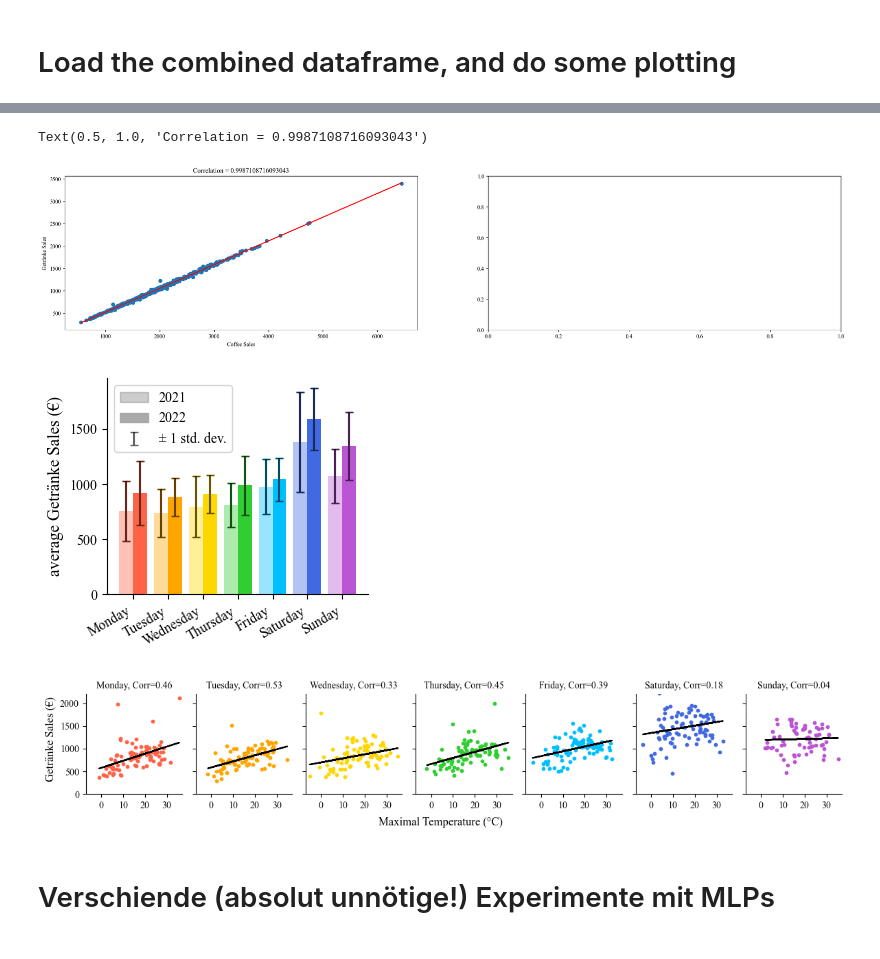
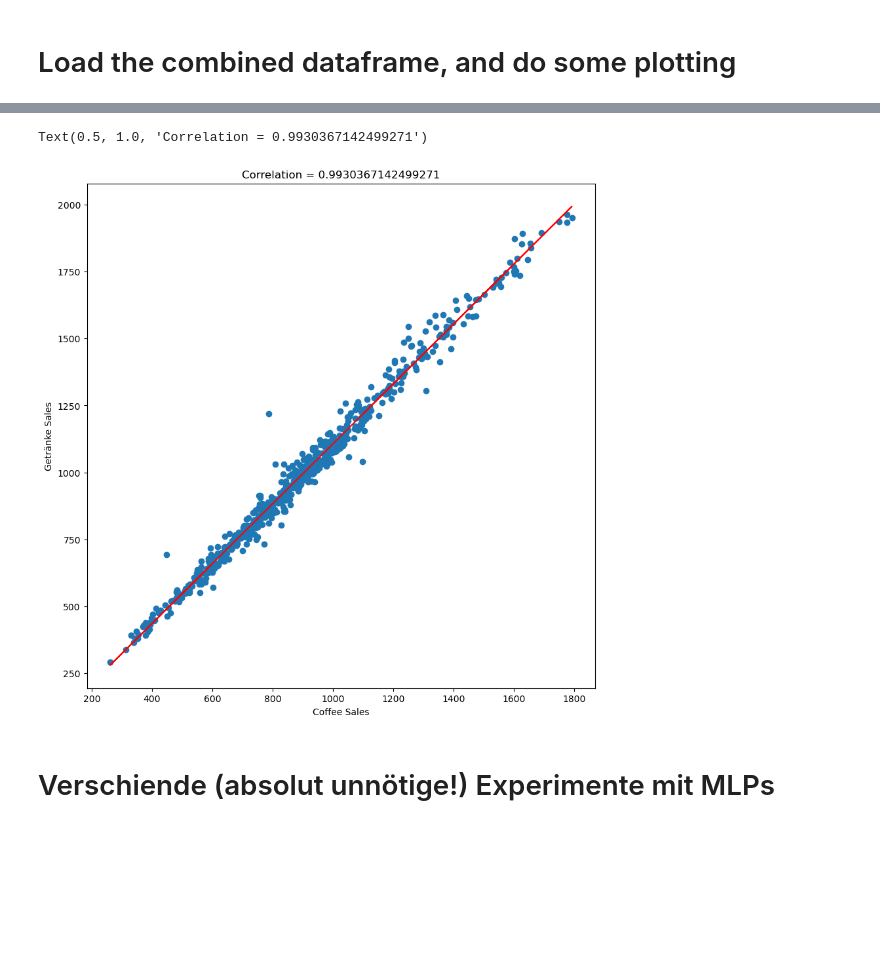
Before and after one commit to magicmagnus/CoffeeClimateCorrelation, a Jupyter notebook: plot_combined_data.ipynb, the cells around one changed output, grey strips where cells are left out. Cells and saved outputs as stored; diff of their text form; code cells hidden in the pictures; blank space fills up the shorter version.

```diff
--- a/plot_combined_data.ipynb
+++ b/plot_combined_data.ipynb
@@ -53,19 +68,19 @@ Text(0.5, 1.0, 'Correlation = 0.2537342866392066')
 # %%
 # plot the correlation between Coffee_sales and Getränke_sales
-fig, axes = plt.subplots(1, 2, figsize=(25, 5))
+fig, ax = plt.subplots(1, 1, figsize=(5,5))
 
-axes[0].scatter(df["Coffee_sales"], df["Getränke_sales"])
-axes[0].set_xlabel("Coffee Sales")
-axes[0].set_ylabel("Getränke Sales")
+ax.scatter(df["Coffee_sales"], df["Getränke_sales"])
+ax.set_xlabel("Coffee Sales")
+ax.set_ylabel("Getränke Sales")
 X = df["Coffee_sales"].values.reshape(-1, 1)
 y = df["Getränke_sales"].values.reshape(-1, 1)
 reg = LinearRegression().fit(X, y)
-axes[0].plot(X, reg.predict(X), color="red")
-corr = df["Getränke_sales"].corr(df["Coffee_sales"])
-axes[0].set_title("Correlation = {}".format(corr))
+ax.plot(X, reg.predict(X), color="red")
+corr = df["Coffee_sales"].corr(df["Getränke_sales"])
+ax.set_title("Correlation = {}".format(corr))
 # %% [output]
-Text(0.5, 1.0, 'Correlation = 0.9987108716093043')
+Text(0.5, 1.0, 'Correlation = 0.9930367142499271')
-[figure, old version]
+[figure, new version]
 # %%
 def plot_correlation(df, weather_variable, sales_variable, condition, condition_value, ax, color=None):
     df= df[df[condition] == condition_value]
@@ -142,9 +157,6 @@ for i, day in enumerate(days):
 
 plt.tight_layout()
 plt.show()
-# %% [output]
-[figure, removed]
-[figure, removed]
 # %%
 weather_variable = "sunshine_duration"
 
```
Also changed, not shown: parts of 2 cells of this notebook, 3 other files.
